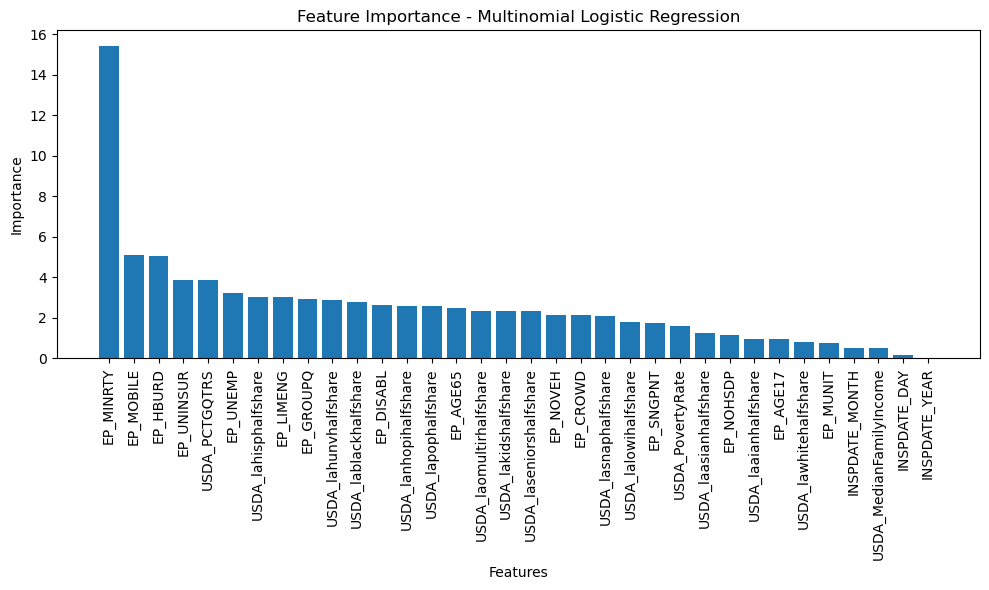
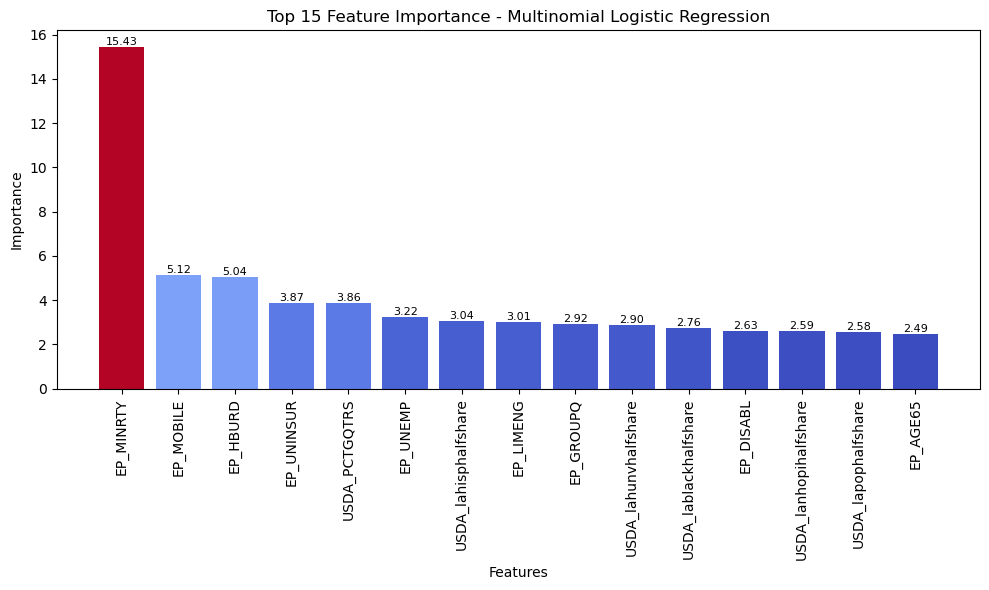
Code edit (unified diff) that turned the first committed figure into the second:
--- before
+++ after
@@ -7,15 +7,35 @@
 
 # Sorting feature importance in descending order
-indices = np.argsort(feature_importance)[::-1]
+indices = np.argsort(feature_importance)[::-1][:15]
 features = X_train_grade.columns
 
-# Plotting the variable importance graph
+# Normalizing feature importance for colormap
+normalized_importance = (
+    feature_importance[indices] - feature_importance[indices].min()
+) / (feature_importance[indices].max() - feature_importance[indices].min())
+
+# Plotting the variable importance graph with a coolwarm colormap
 plt.figure(figsize=(10, 6))
-plt.title("Feature Importance - Multinomial Logistic Regression")
-plt.bar(range(len(feature_importance)), feature_importance[indices], align="center")
-plt.xticks(range(len(feature_importance)), features[indices], rotation=90)
+colors = plt.cm.coolwarm(normalized_importance)
+bars = plt.bar(
+    range(len(feature_importance[indices])), feature_importance[indices], color=colors
+)
+plt.title("Top 15 Feature Importance - Multinomial Logistic Regression")
+plt.xticks(range(len(feature_importance[indices])), features[indices], rotation=90)
 plt.xlabel("Features")
 plt.ylabel("Importance")
 plt.tight_layout()
+
+# Adding values on the bars
+for bar, value in zip(bars, feature_importance[indices]):
+    plt.text(
+        bar.get_x() + bar.get_width() / 2,
+        bar.get_height(),
+        f"{value:.2f}",
+        ha="center",
+        va="bottom",
+        fontsize=8,
+    )
+
 plt.savefig("feature_importance_multinomial_logistic_regression.png")
 plt.show()

Commit: editing colors on graphs